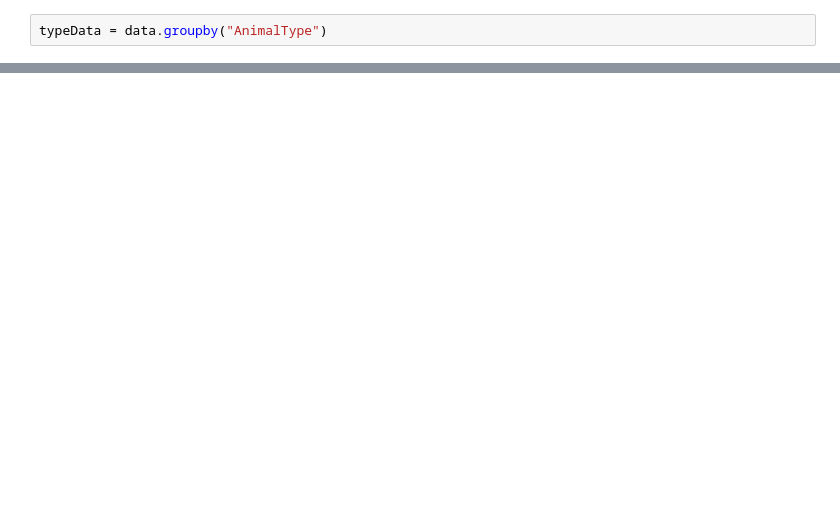
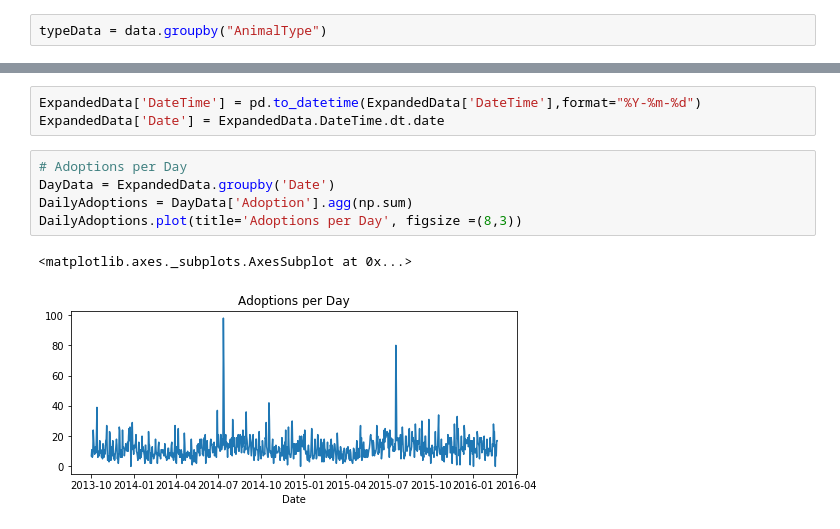
Before and after one commit to nicoleng/shelter_animal_prediction, a Jupyter notebook: Animal Shelter Prediction.ipynb, the cells around one changed output, grey strips where cells are left out. Cells and saved outputs as stored; diff of their text form; blank space fills up the shorter version.

```diff
--- a/Animal Shelter Prediction.ipynb
+++ b/Animal Shelter Prediction.ipynb
@@ -20,0 +326,11 @@ typeData = data.groupby("AnimalType")
+# %%
+ExpandedData['DateTime'] = pd.to_datetime(ExpandedData['DateTime'],format="%Y-%m-%d")
+ExpandedData['Date'] = ExpandedData.DateTime.dt.date
+# %%
+# Adoptions per Day
+DayData = ExpandedData.groupby('Date')
+DailyAdoptions = DayData['Adoption'].agg(np.sum)
+DailyAdoptions.plot(title='Adoptions per Day', figsize =(8,3))
+# %% [output]
+<matplotlib.axes._subplots.AxesSubplot at 0x...>
+[figure, added]
```
Also changed, not shown: parts of 42 cells of this notebook.
